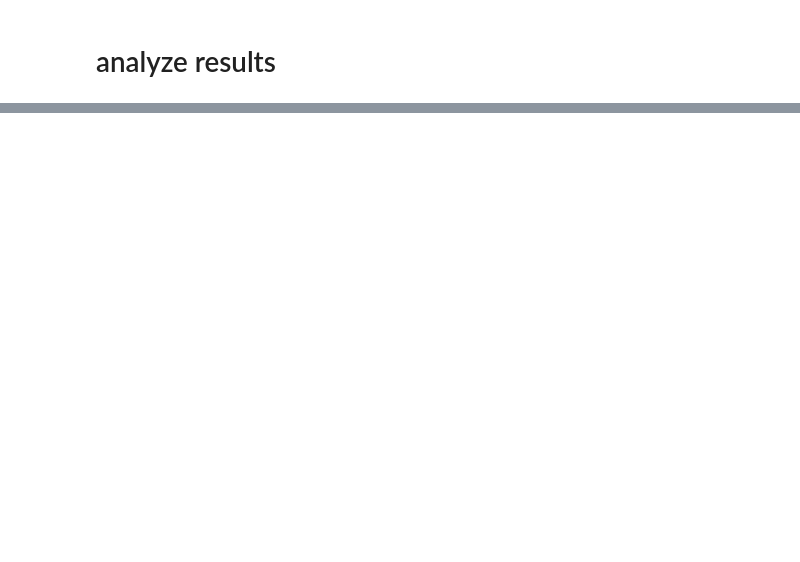
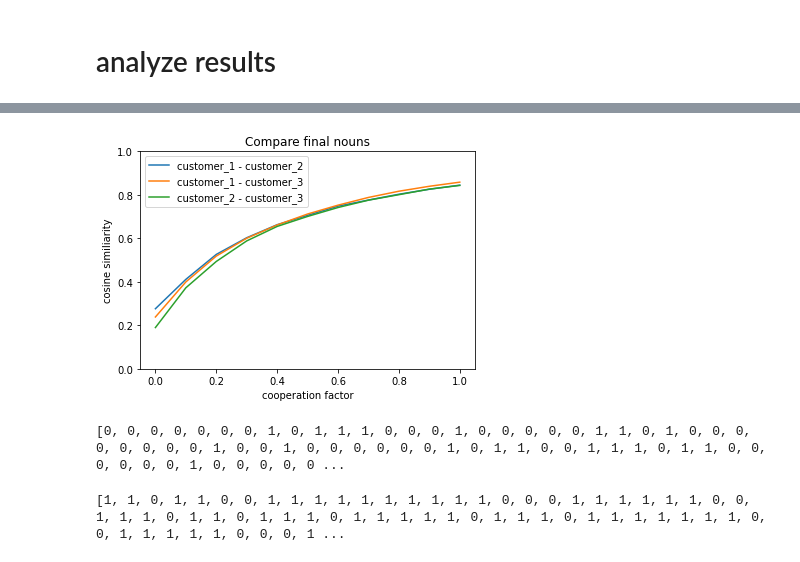
Before and after one commit to VasiliySeibert/hicss23, a Jupyter notebook: experiment.ipynb, the cells around one changed output, grey strips where cells are left out. Saved outputs shown, nothing was run; the diff lists cells and outputs as text; code cells hidden in the pictures; blank space fills up the shorter version.

```diff
--- a/experiment.ipynb
+++ b/experiment.ipynb
@@ -261,2 +357,29 @@ print(len(final_nouns))
 # %% [markdown]
 # analyze results
+# %%
+def analyze_result_vector(first, second, cp):
+
+    for element in collect:
+        if element["customer"] == first and element["cp"] == cp:
+            vector_1 = element["result_vector"]
+        if element["customer"] == second and element["cp"] == cp:
+            vector_2 = element["result_vector"]
+
+    return get_distance(np.array(vector_1), np.array(vector_2))
+# %%
+# analyze final subjects and plot them
+X = [[], [], []] # three list for the three comparisions
+Y = [[], [], []]
+
+for cp in cooperation_factors:
+    # compare customer_1 - customer_2
+    Y[0].append(cp)
+    X[0].append(analyze_result_vector("customer_1", "customer_2", cp))
+
+    # compare customer_1 - customer_3
+    Y[1].append(cp)
+    X[1].append(analyze_result_vector("customer_1", "customer_3", cp))
+
+    # compare customer_2 - customer_3
+    Y[2].append(cp)
+    X[2].append(analyze_result_vector("customer_2", "customer_3", cp))
@@ -262,0 +404,27 @@ print(len(final_nouns))
+# %%
+import matplotlib.pyplot as plt
+
+plt.ylabel("cosine similiarity")
+plt.xlabel("cooperation factor")
+
+plt.legend([])
+plt.title("Compare final nouns")
+
+plt.plot(Y[0], X[0], label="customer_1 - customer_2")
+plt.plot(Y[1], X[1], label="customer_1 - customer_3")
+plt.plot(Y[2], X[2], label="customer_2 - customer_3")
+
+plt.legend(loc="upper left")
+plt.ylim(0, 1.0)
+
+plt.show()
+# %% [output]
+[figure, added]
+# %%
+print(collect[0]["customer_vector"])
+# %% [output]
+[0, 0, 0, 0, 0, 0, 0, 1, 0, 1, 1, 1, 0, 0, 0, 1, 0, 0, 0, 0, 0, 1, 1, 0, 1, 0, 0, 0, 0, 0, 0, 0, 0, 1, 0, 0, 1, 0, 0, 0, 0, 0, 0, 1, 0, 1, 1, 0, 0, 1, 1, 1, 0, 1, 1, 0, 0, 0, 0, 0, 0, 1, 0, 0, 0, 0, 0 ...
+# %%
+print(collect[9]["customer_vector"])
+# %% [output]
+[1, 1, 0, 1, 1, 0, 0, 1, 1, 1, 1, 1, 1, 1, 1, 1, 1, 0, 0, 0, 1, 1, 1, 1, 1, 1, 0, 0, 1, 1, 1, 0, 1, 1, 0, 1, 1, 1, 0, 1, 1, 1, 1, 1, 0, 1, 1, 1, 0, 1, 1, 1, 1, 1, 1, 1, 0, 0, 1, 1, 1, 1, 1, 0, 0, 0, 1 ...
```
Also changed, not shown: parts of 23 cells of this notebook.
